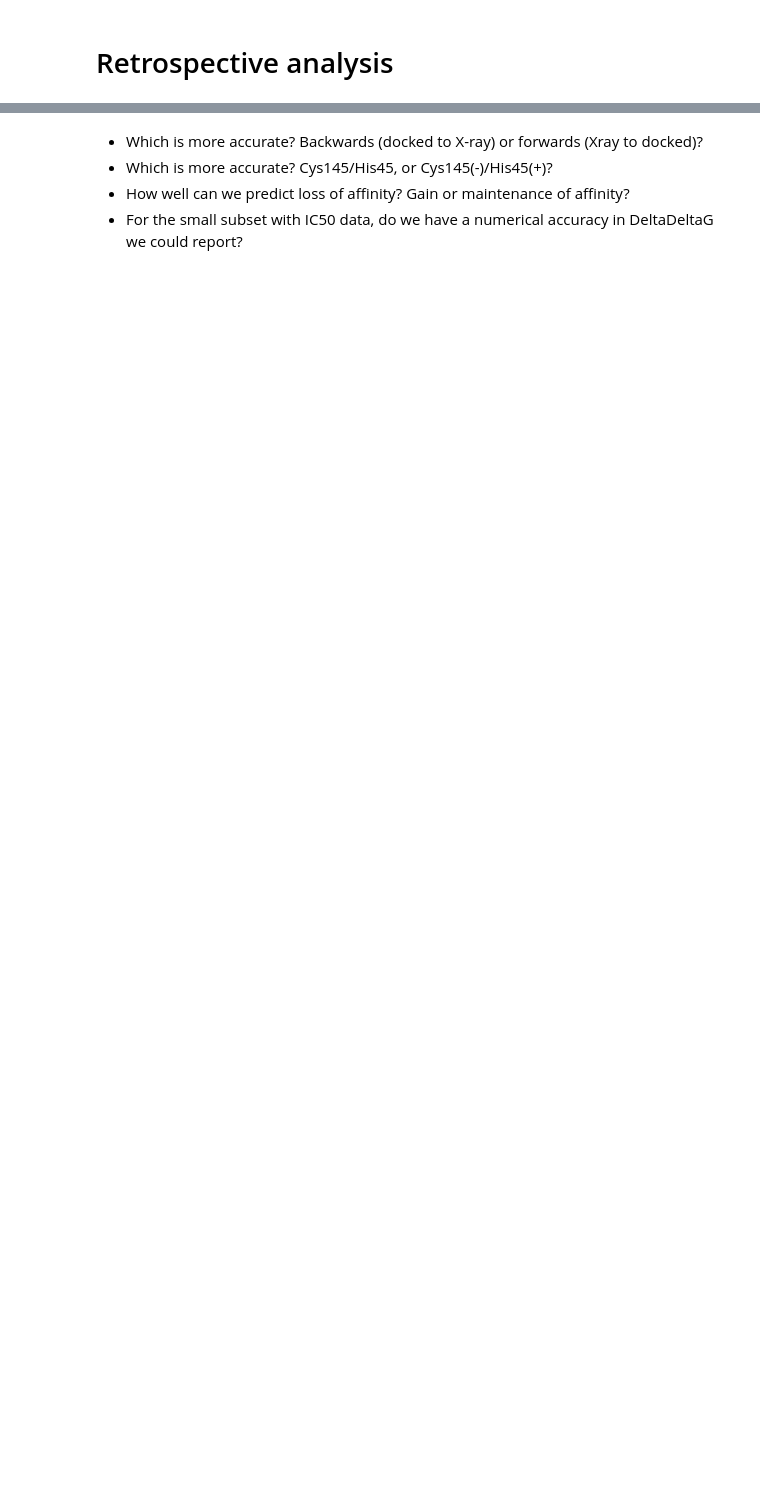
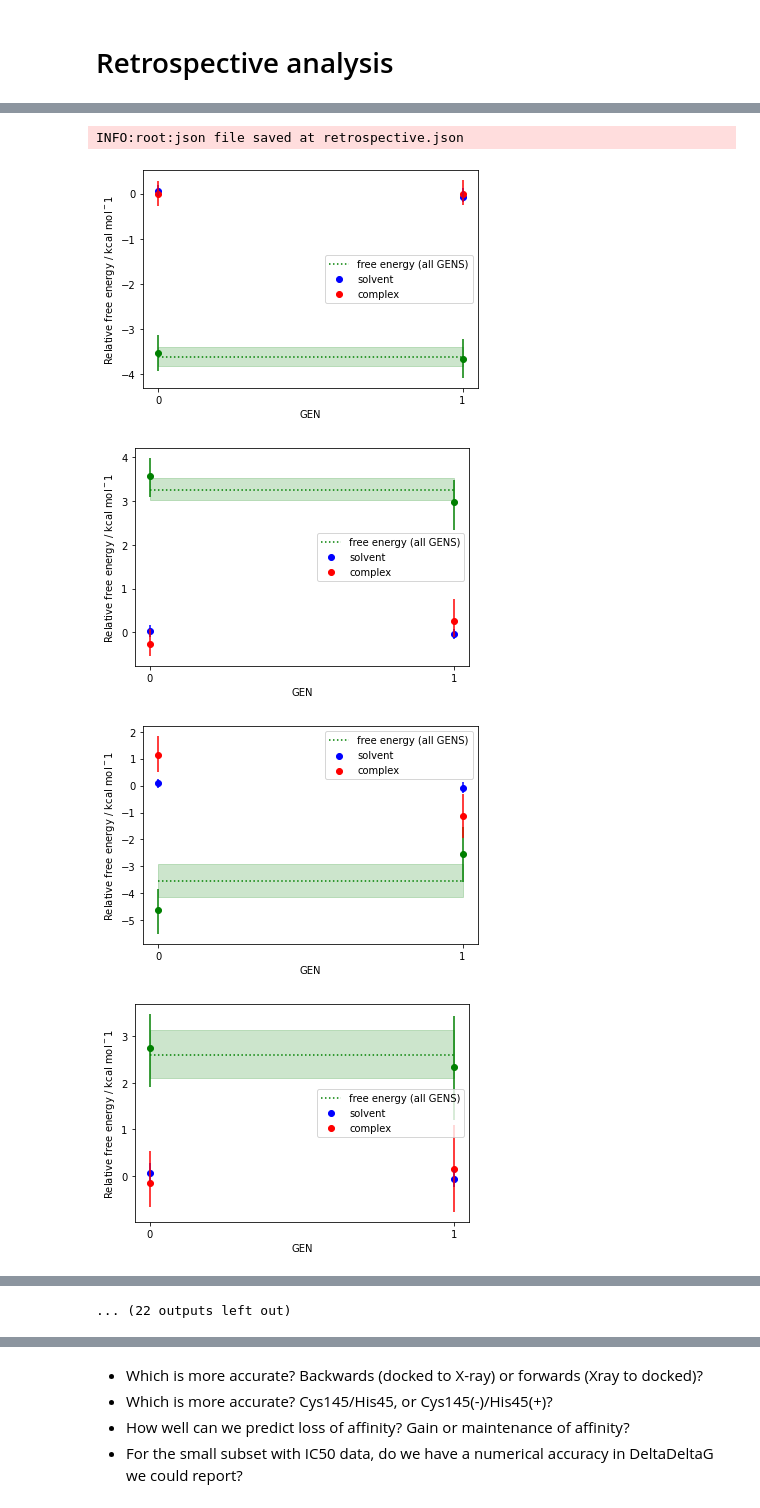
Before and after one commit to choderalab/PersesAtFoldingAtHome, a Jupyter notebook: 13420/ANALYSIS-retrospective.ipynb, the cells around one changed output, grey strips where cells are left out. Saved outputs shown, nothing was run; the diff lists cells and outputs as text; code cells hidden in the pictures; blank space fills up the shorter version.

Commit message:
updating analysis notebooks

```diff
--- a/13420/ANALYSIS-retrospective.ipynb
+++ b/13420/ANALYSIS-retrospective.ipynb
@@ -39,8 +25,0 @@ retro_jsons = [x for x in os.listdir('/Users/brucemah/bin/covid-moonshot-new/syn
-# %%
-details = {}
-
-for x in retro_jsons:
-    with open(f'/Users/brucemah/bin/covid-moonshot-new/synthetic-enumeration/{x}', 'r') as f:
-        new = json.load(f)
-        details = {**details, **new}
-        print(len(details))
@@ -154,0 +26,4 @@ Cant calculate RUN7977 complex
+# %%
+from perses.analysis.fah_analysis import *
+
+output = free_energies(retro_jsons[0], '../data/work-13420.pkl.bz2','PROJ13420','PROJ13421',cache_dir='/Users/brucemah/Desktop/temp_cache')
@@ -154,0 +50,16 @@ Cant calculate RUN7977 complex
+# %%
+# import json
+# # from json import JSONEncoder
+
+# class NumpyArrayEncoder(json.JSONEncoder):
+#     def default(self, obj):
+#         if isinstance(obj, np.ndarray):
+#             return obj.tolist()
+#         return json.JSONEncoder.default(self, obj)
+
+# with open('retrospective.json', 'w') as f:
+#     json.dump(output, f, cls=NumpyArrayEncoder)
+
+store_json(output, 'retrospective.json')
+# %% [output]
+INFO:root:json file saved at retrospective.json
@@ -154,0 +128,9 @@ Cant calculate RUN7977 complex
+# %%
+for res in output.values():
+    plot_convergence(res)
+    plt.show()
+# %% [output]
+[figure, added]
+[figure, added]
+[figure, added]
+[figure, added]
@@ -154,0 +145 @@ Cant calculate RUN7977 complex
+... (22 outputs left out)
```
Also changed, not shown: parts of 28 cells of this notebook.
